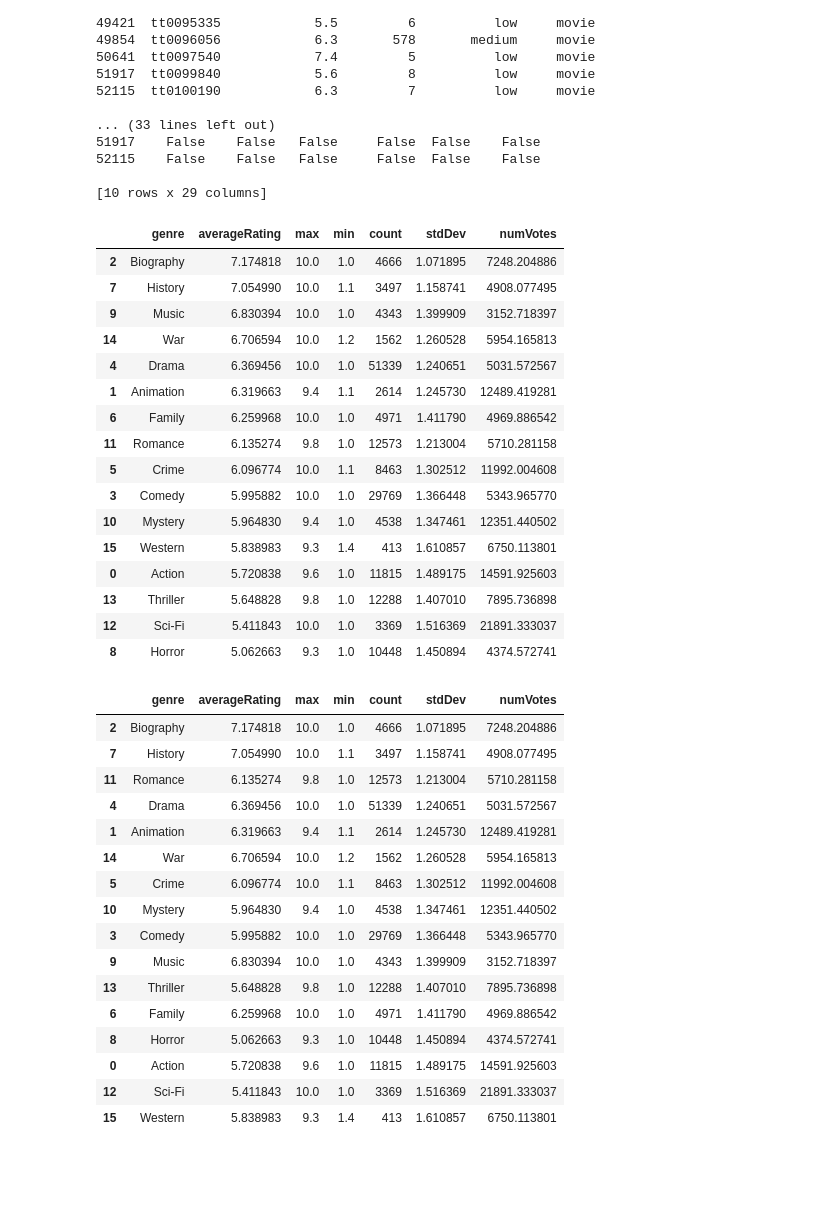
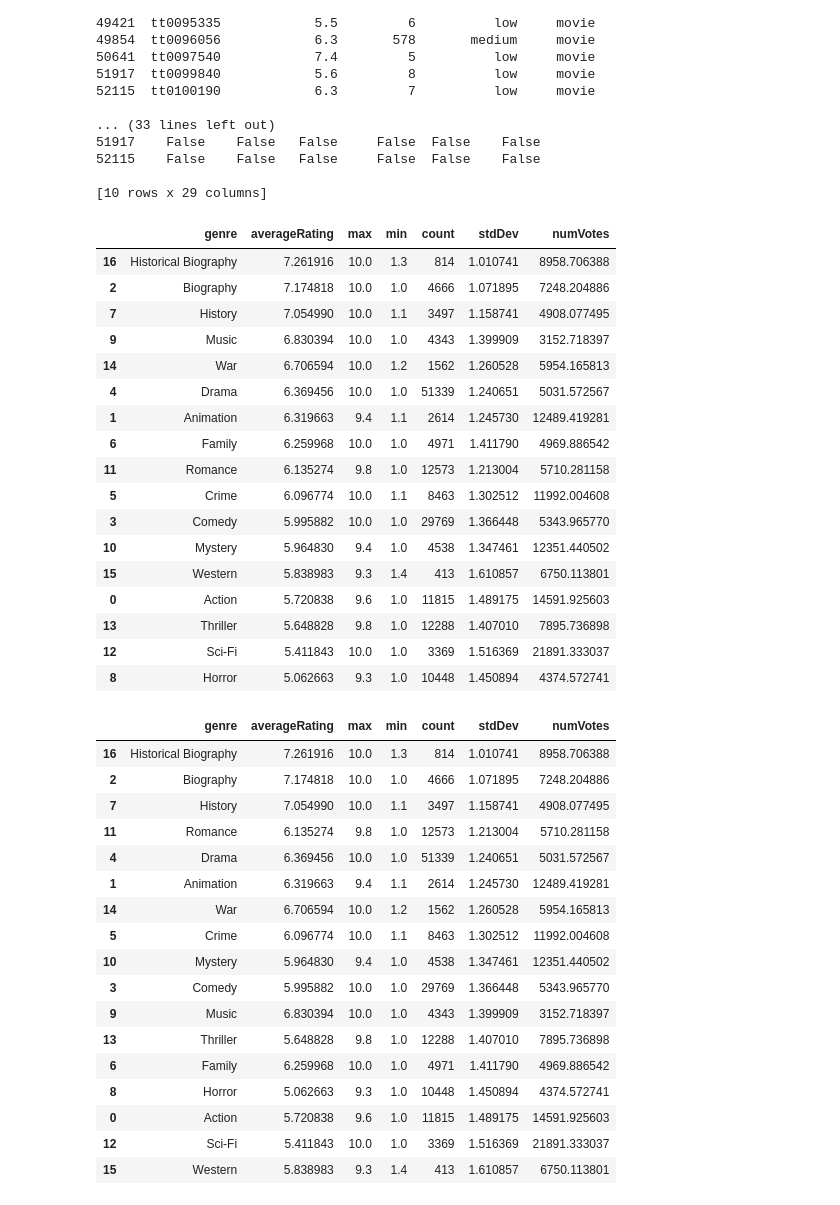
Before and after one commit to dniedermier-cscc/Scrum-Lords-Capstone-2018, a Jupyter notebook: IMDB/Working Notebooks/IMDB_Capstone_DN.ipynb, the cells around one changed output. Cells and saved outputs as stored; diff of their text form; code cells hidden in the pictures; blank space fills up the shorter version.

```diff
--- a/IMDB/Working Notebooks/IMDB_Capstone_DN.ipynb
+++ b/IMDB/Working Notebooks/IMDB_Capstone_DN.ipynb
@@ -334,33 +334,38 @@ myGenreAvg.loc[10] = ['Mystery', myGenreData_temp.averageRating.mean(),myGenreDa
 #Romance
 myGenreData_temp = myGenreData[myGenreData['Romance'] == True]
 myGenreAvg.loc[11] = ['Romance', myGenreData_temp.averageRating.mean(),myGenreData_temp.averageRating.max(), myGenreData_temp.averageRating.min(),myGenreData_temp.averageRating.count(),myGenreData_temp.averageRating.std(ddof=1),myGenreData_temp.numVotes.mean()]  # adding a row
 #myGenreAvg.index = myGenreAvg.index + 1  # shifting index
 
 #Sci-Fi
 myGenreData_temp = myGenreData[myGenreData['Sci-Fi'] == True]
 myGenreAvg.loc[12] = ['Sci-Fi', myGenreData_temp.averageRating.mean(),myGenreData_temp.averageRating.max(), myGenreData_temp.averageRating.min(),myGenreData_temp.averageRating.count(),myGenreData_temp.averageRating.std(ddof=1),myGenreData_temp.numVotes.mean()]  # adding a row
 #myGenreAvg.index = myGenreAvg.index + 1  # shifting index
 
 #Thriller
 myGenreData_temp = myGenreData[myGenreData['Thriller'] == True]
 myGenreAvg.loc[13] = ['Thriller', myGenreData_temp.averageRating.mean(),myGenreData_temp.averageRating.max(), myGenreData_temp.averageRating.min(),myGenreData_temp.averageRating.count(),myGenreData_temp.averageRating.std(ddof=1),myGenreData_temp.numVotes.mean()]  # adding a row
 #myGenreAvg.index = myGenreAvg.index + 1  # shifting index
 
 #War
 myGenreData_temp = myGenreData[myGenreData['War'] == True]
 myGenreAvg.loc[14] = ['War', myGenreData_temp.averageRating.mean(),myGenreData_temp.averageRating.max(), myGenreData_temp.averageRating.min(),myGenreData_temp.averageRating.count(),myGenreData_temp.averageRating.std(ddof=1),myGenreData_temp.numVotes.mean()]  # adding a row
 #myGenreAvg.index = myGenreAvg.index + 1  # shifting index
 
 #Western
 myGenreData_temp = myGenreData[myGenreData['Western'] == True]
 myGenreAvg.loc[15] = ['Western', myGenreData_temp.averageRating.mean(),myGenreData_temp.averageRating.max(), myGenreData_temp.averageRating.min(),myGenreData_temp.averageRating.count(),myGenreData_temp.averageRating.std(ddof=1),myGenreData_temp.numVotes.mean()]  # adding a row
 #myGenreAvg.index = myGenreAvg.index + 1  # shifting index
 
+#History + Biography
+myGenreData_temp = myGenreData[(myGenreData['History'] == True) & (myGenreData['Biography'] == True)]
+myGenreAvg.loc[16] = ['Historical Biography', myGenreData_temp.averageRating.mean(),myGenreData_temp.averageRating.max(), myGenreData_temp.averageRating.min(),myGenreData_temp.averageRating.count(),myGenreData_temp.averageRating.std(ddof=1),myGenreData_temp.numVotes.mean()]  # adding a row
+#myGenreAvg.index = myGenreAvg.index + 1  # shifting index
 
 myGenreAvg = myGenreAvg.sort_values(by=['averageRating'], ascending=False)
 myGenreAvg
 # %% [output]
 |  | genre | averageRating | max | min | count | stdDev | numVotes |
+| 16 | Historical Biography | 7.261916 | 10.0 | 1.3 | 814 | 1.010741 | 8958.706388 |
 | 2 | Biography | 7.174818 | 10.0 | 1.0 | 4666 | 1.071895 | 7248.204886 |
 | 7 | History | 7.054990 | 10.0 | 1.1 | 3497 | 1.158741 | 4908.077495 |
 | 9 | Music | 6.830394 | 10.0 | 1.0 | 4343 | 1.399909 | 3152.718397 |
@@ -382,6 +387,7 @@ myGenreAvg = myGenreAvg.sort_values(by=['stdDev'], ascending=True)
 myGenreAvg
 # %% [output]
 |  | genre | averageRating | max | min | count | stdDev | numVotes |
+| 16 | Historical Biography | 7.261916 | 10.0 | 1.3 | 814 | 1.010741 | 8958.706388 |
 | 2 | Biography | 7.174818 | 10.0 | 1.0 | 4666 | 1.071895 | 7248.204886 |
 | 7 | History | 7.054990 | 10.0 | 1.1 | 3497 | 1.158741 | 4908.077495 |
 | 11 | Romance | 6.135274 | 9.8 | 1.0 | 12573 | 1.213004 | 5710.281158 |
```
Also changed, not shown: parts of 3 cells of this notebook.
